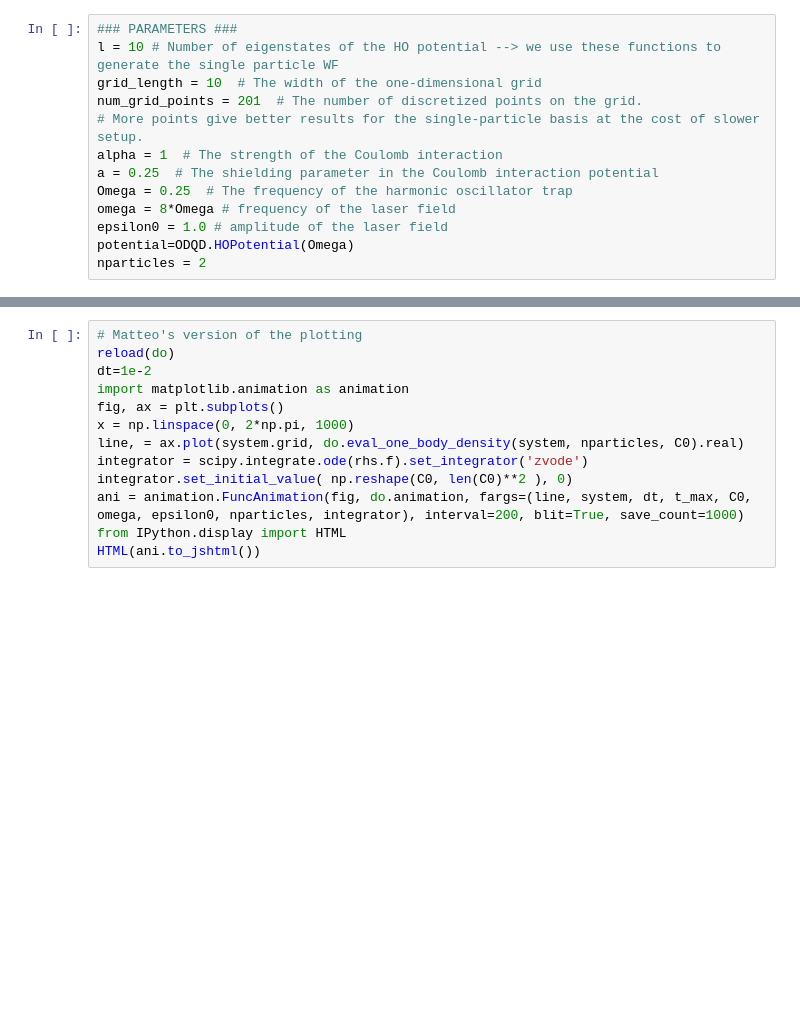
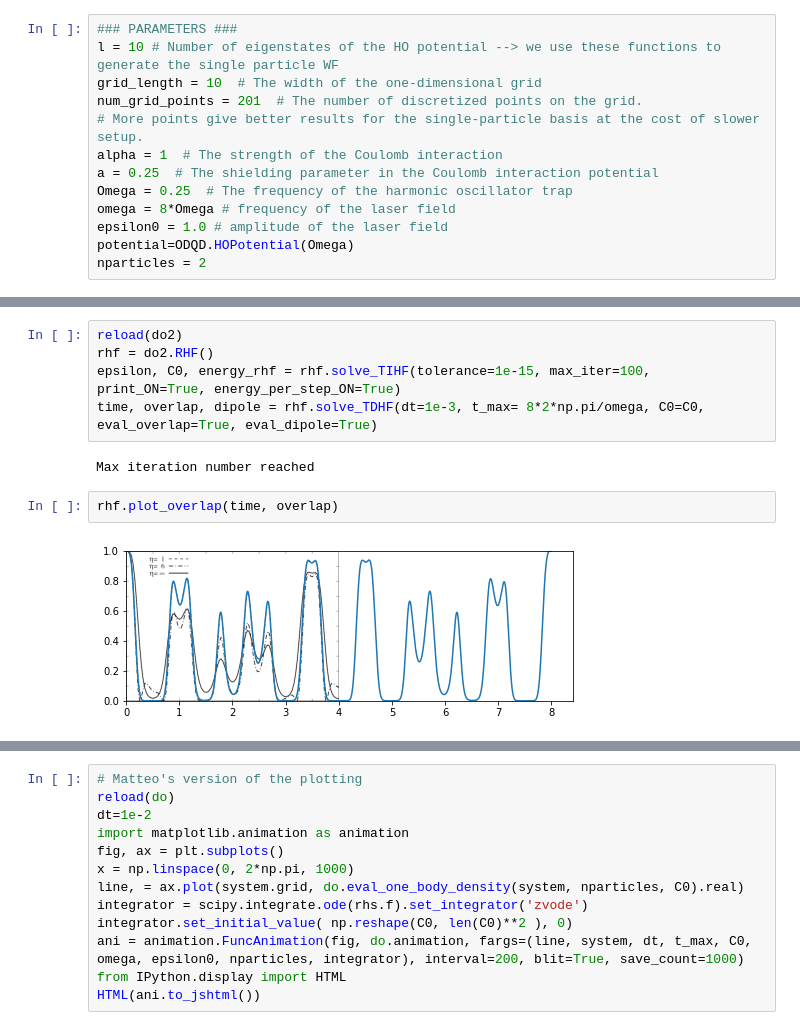
Before and after one commit to Matteo294/FYS4411, a Jupyter notebook: Project2/code/tdhf.ipynb, the cells around one changed output, grey strips where cells are left out. Drawn from its saved outputs; the diff is of its cells as text; blank space fills up the shorter version.

```diff
--- a/Project2/code/tdhf.ipynb
+++ b/Project2/code/tdhf.ipynb
@@ -45,0 +37,11 @@ do.plot_overlap_slater_det(system, overlap, time)
+# %%
+reload(do2)
+rhf = do2.RHF()
+epsilon, C0, energy_rhf = rhf.solve_TIHF(tolerance=1e-15, max_iter=100, print_ON=True, energy_per_step_ON=True)
+time, overlap, dipole = rhf.solve_TDHF(dt=1e-3, t_max= 8*2*np.pi/omega, C0=C0, eval_overlap=True, eval_dipole=True)
+# %% [output]
+Max iteration number reached
+# %%
+rhf.plot_overlap(time, overlap)
+# %% [output]
+[figure, added]
```
Also changed, not shown: parts of 11 cells of this notebook, 2 other files.
